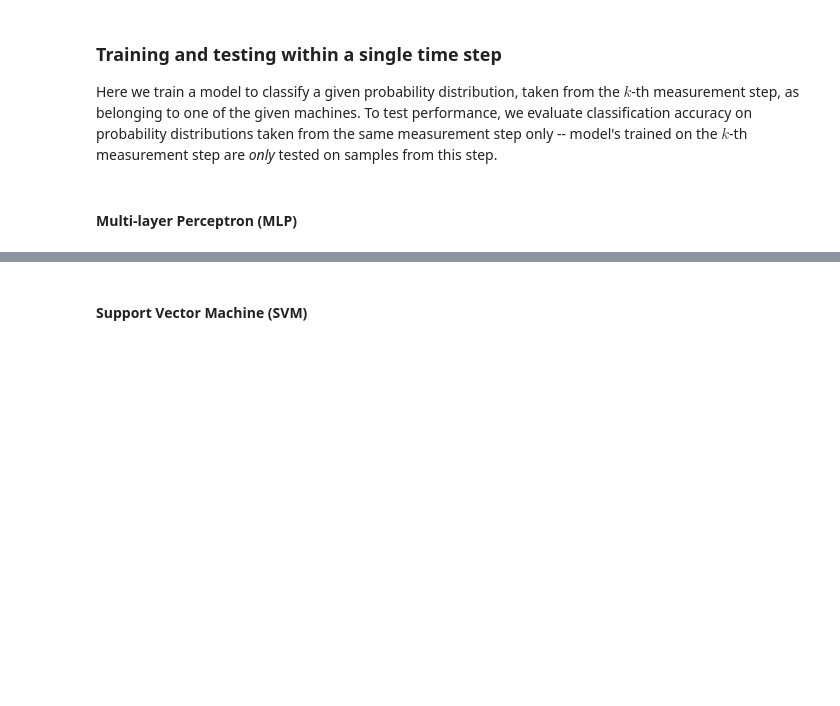
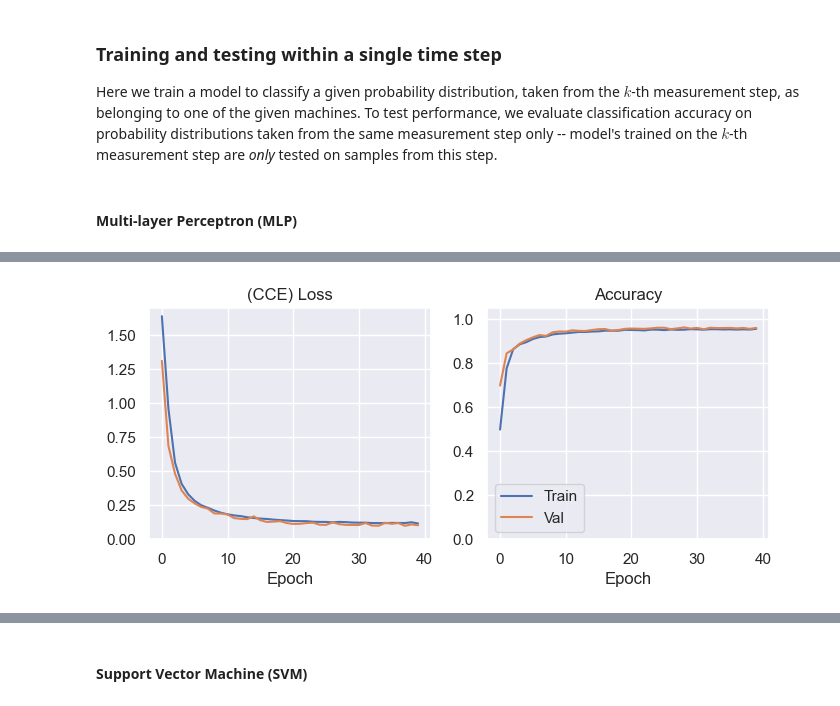
Before and after one commit to BenPrie/quantum-noise-ml, a Jupyter notebook: fingerprint-classifcation.ipynb, the cells around one changed output, grey strips where cells are left out. Cells and saved outputs as stored; diff of their text form; code cells hidden in the pictures; blank space fills up the shorter version.

```diff
--- a/fingerprint-classifcation.ipynb
+++ b/fingerprint-classifcation.ipynb
@@ -257,22 +274,27 @@ train_losses, train_accs, val_losses, val_accs = train(mlp_model, train_dataload
 # %%
 # Set up a figure and axes.
 fig, (ax_loss, ax_acc) = plt.subplots(1, 2, figsize=(8, 3))
 
 # Plot the stats.
 epochs = np.arange(len(train_losses))
 sns.lineplot(x=epochs, y=train_losses, ax=ax_loss)
 sns.lineplot(x=epochs, y=val_losses, ax=ax_loss)
 sns.lineplot(x=epochs, y=train_accs, ax=ax_acc, label='Train')
 sns.lineplot(x=epochs, y=val_accs, ax=ax_acc, label='Val')
 
 # Beautification.
 ax_loss.set_title('(CCE) Loss')
 ax_loss.set_xlabel('Epoch')
 
 ax_acc.set_title('Accuracy')
 ax_acc.set_xlabel('Epoch')
 
+ax_loss.set_ylim(0, 1.7)
+ax_acc.set_ylim(0, 1.05)
+
 plt.show()
+# %% [output]
+[figure, added]
 # %%
 # Load in the train and val sets.
 xs_train, xs_val, _, ys_train, ys_val, _ = load_dataset(dataset_path, steps=[2], test_size=.25, val_size=.15, as_torch=False)
```
Also changed, not shown: parts of 21 cells of this notebook, 16 other files.
